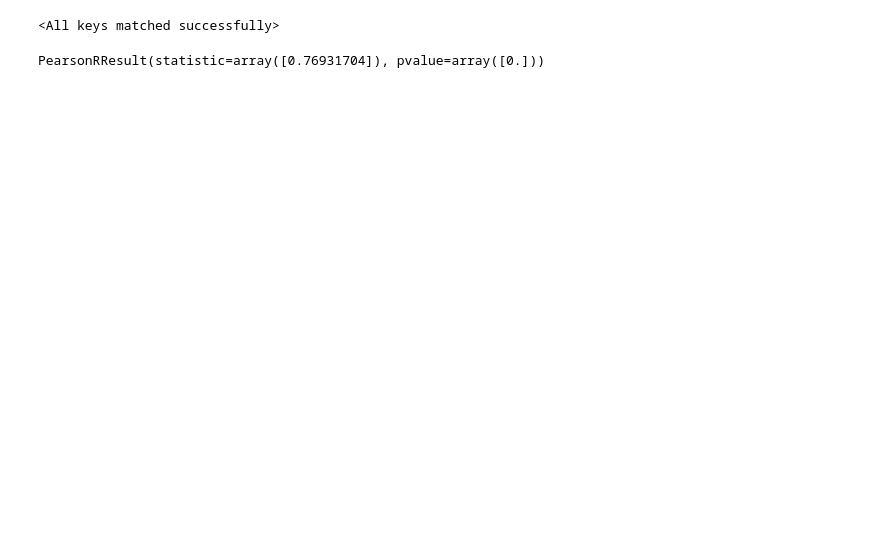
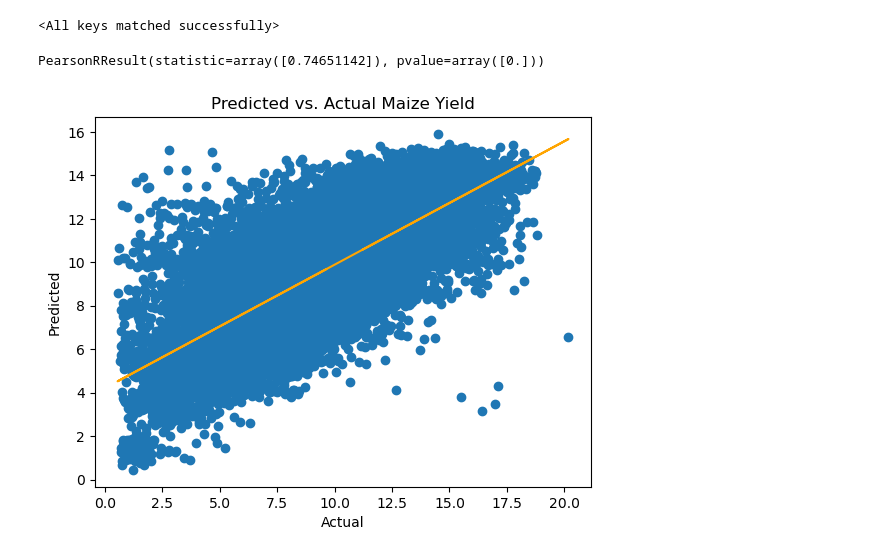
Before and after one commit to Jacobson-CompSysBio/GP-Transformer, a Jupyter notebook: notebooks/eval.ipynb, the cells around one changed output. Saved outputs shown, nothing was run; the diff lists cells and outputs as text; code cells hidden in the pictures; blank space fills up the shorter version.

Commit message:
finished GxE train run

```diff
--- a/notebooks/eval.ipynb
+++ b/notebooks/eval.ipynb
@@ -25,14 +32,28 @@ test_loader = DataLoader(gxe_test,
                          batch_size=64,
                          num_workers=64,
                          shuffle=True)
+# %%
+with open(f'../logs/{model_type}/log.txt', 'r') as f:
+    logs = f.readlines()
+    logs = [l.strip() for l in logs][1:]
+logs = [l.split(',') for l in logs]
+logs = np.array(logs).astype(float)
+epochs, train_loss, val_loss = logs.T
+epochs = epochs.astype(int)
+epochs = np.arange(0, epochs.max() + 1, 1)
+best_epoch = int(epochs[np.argmin(val_loss)])
 # %%
 # load model + weights
 device = GetLowestGPU()
 
-checkpoint_path = '../checkpoints/gxe_model/checkpoint_6111.pt'
+checkpoint_path = f'../checkpoints/{model_type}/checkpoint_{best_epoch}.pt'
 checkpoint = torch.load(checkpoint_path)["model"]
-
-model = GxE_Transformer(config=TransformerConfig).to(device)
+if model_type == "e_model":
+    model = GxE_Transformer(config=TransformerConfig, g_enc=False).to(device)
+elif model_type == "g_model":
+    model = GxE_Transformer(config=TransformerConfig, e_enc=False).to(device)
+else:
+    model = GxE_Transformer(config=TransformerConfig).to(device)
 model.load_state_dict(checkpoint)
 # %% [output]
 <All keys matched successfully>
@@ -51,6 +72,24 @@ for xb, yb in tqdm(test_loader):
     preds.extend(model(xb).detach().tolist())
     actuals.extend(yb.tolist())
 # %%
-pearsonr(preds, actuals)
+pearsonr(actuals, preds)
 # %% [output]
-PearsonRResult(statistic=array([0.76931704]), pvalue=array([0.]))
+PearsonRResult(statistic=array([0.74651142]), pvalue=array([0.]))
+# %%
+#find line of best fit
+actuals = np.array(actuals).squeeze(-1)
+preds = np.array(preds).squeeze(-1)
+a, b = np.polyfit(actuals, preds, 1)
+
+#add points to plot
+plt.scatter(actuals, preds)
+
+#add line of best fit to plot
+plt.plot(actuals, a*actuals+b, color="orange")
+
+plt.title("Predicted vs. Actual Maize Yield")
+plt.xlabel("Actual")
+plt.ylabel("Predicted")
+plt.show()
+# %% [output]
+[figure, added]
```
Also changed, not shown: parts of 3 cells of this notebook, 7 other files.
